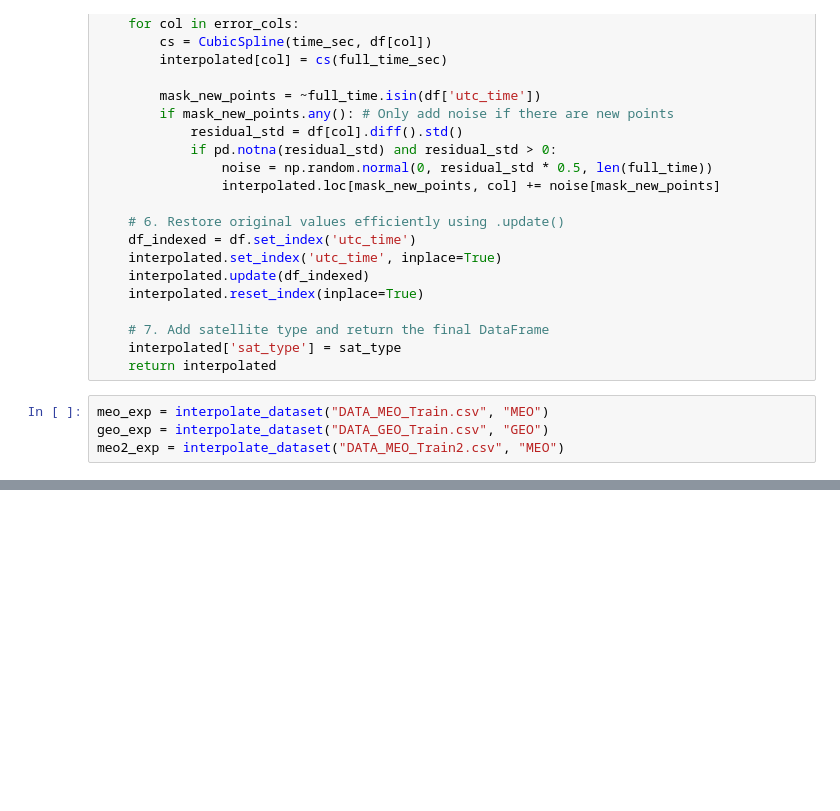
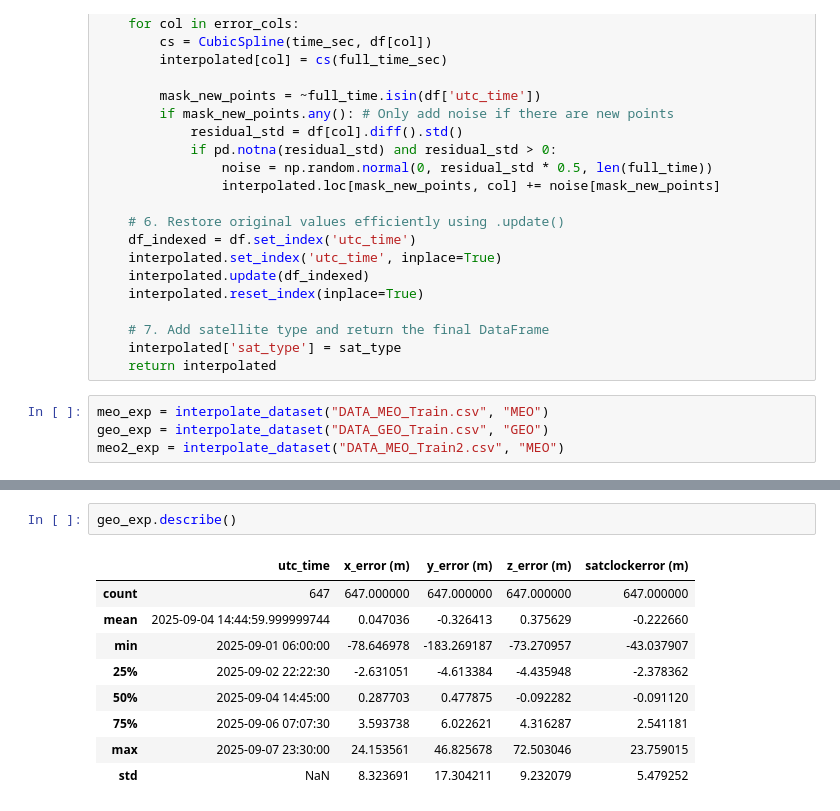
Before and after one commit to Velox0/sih, a Jupyter notebook: main.ipynb, the cells around one changed output, grey strips where cells are left out. Drawn from its saved outputs; the diff is of its cells as text; blank space fills up the shorter version.

```diff
--- a/main.ipynb
+++ b/main.ipynb
@@ -72 +94,13 @@ with pd.option_context('display.max_rows', None, 'display.max_columns', None):
 582          -0.021234      MEO
+# %%
+geo_exp.describe()
+# %% [output]
+|  | utc_time | x_error (m) | y_error (m) | z_error (m) | satclockerror (m) |
+| count | 647 | 647.000000 | 647.000000 | 647.000000 | 647.000000 |
+| mean | 2025-09-04 14:44:59.999999744 | 0.047036 | -0.326413 | 0.375629 | -0.222660 |
+| min | 2025-09-01 06:00:00 | -78.646978 | -183.269187 | -73.270957 | -43.037907 |
+| 25% | 2025-09-02 22:22:30 | -2.631051 | -4.613384 | -4.435948 | -2.378362 |
+| 50% | 2025-09-04 14:45:00 | 0.287703 | 0.477875 | -0.092282 | -0.091120 |
+| 75% | 2025-09-06 07:07:30 | 3.593738 | 6.022621 | 4.316287 | 2.541181 |
+| max | 2025-09-07 23:30:00 | 24.153561 | 46.825678 | 72.503046 | 23.759015 |
+| std | NaN | 8.323691 | 17.304211 | 9.232079 | 5.479252 |
```
Also changed, not shown: parts of 7 cells of this notebook, 1 other file.
